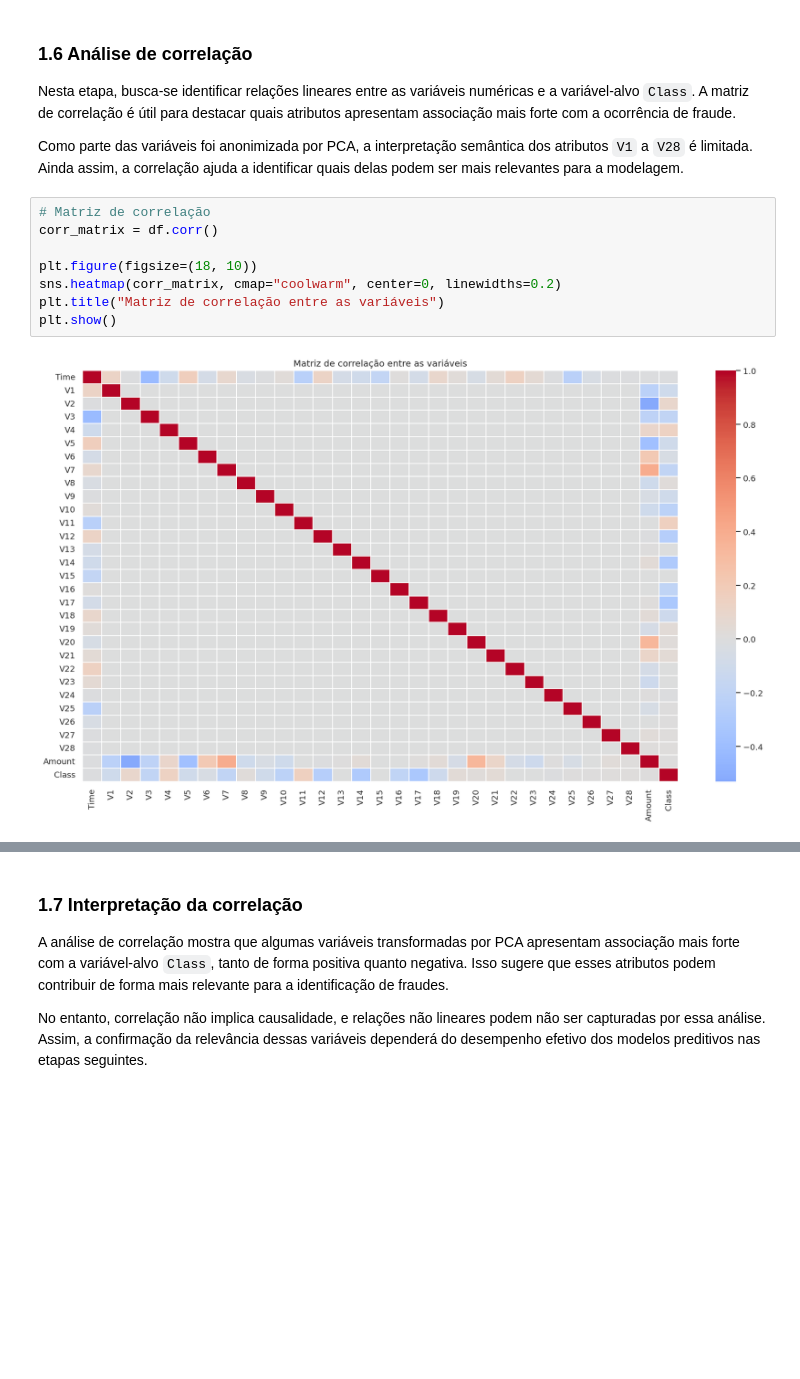
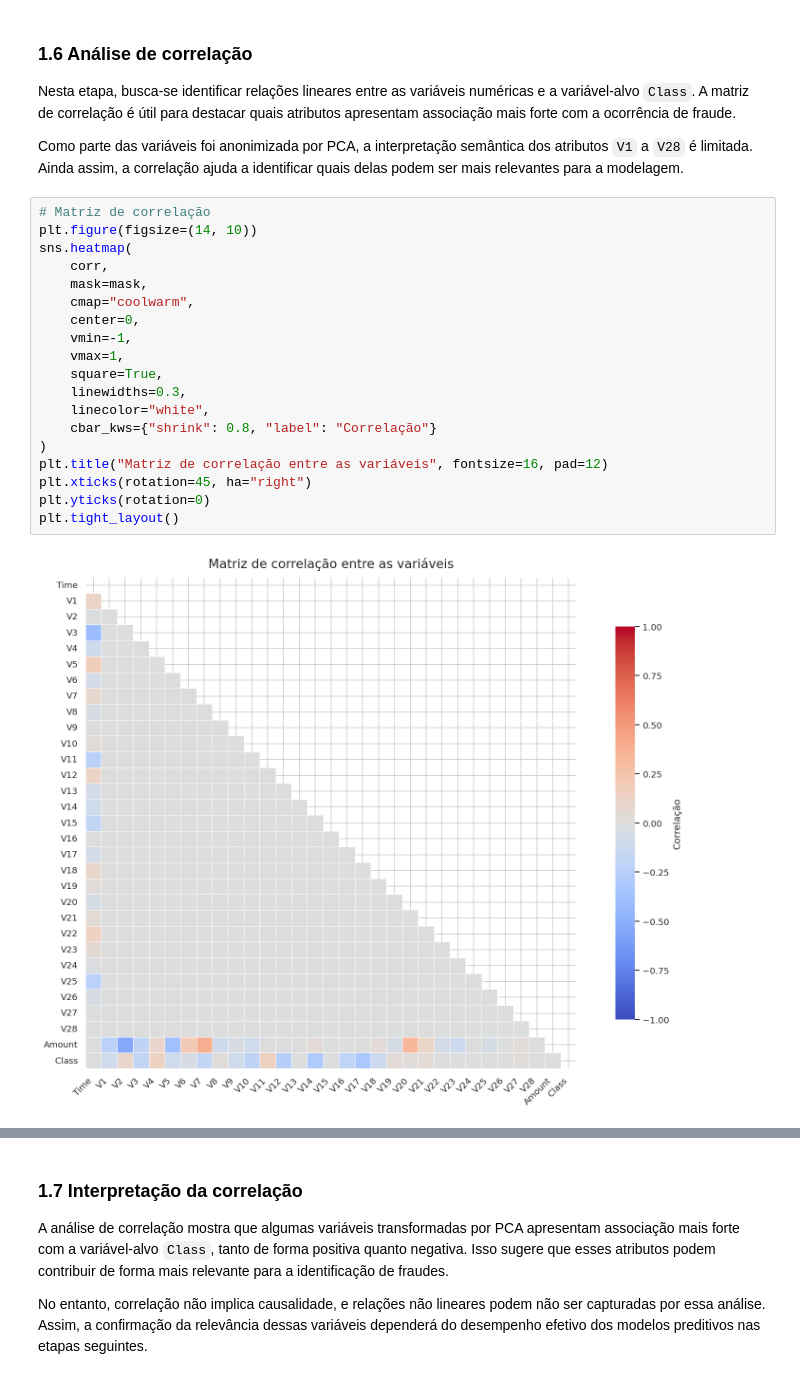
Before and after one commit to ligia-soares-ds/credit-card-fraud, a Jupyter notebook: fraude_cartao_mvp.ipynb, the cells around one changed output, grey strips where cells are left out. Saved outputs shown, nothing was run; the diff lists cells and outputs as text; blank space fills up the shorter version.

```diff
--- a/fraude_cartao_mvp.ipynb
+++ b/fraude_cartao_mvp.ipynb
@@ -229,11 +288,22 @@ Nesta etapa, busca-se identificar relações lineares entre as variáveis numér
 Como parte das variáveis foi anonimizada por PCA, a interpretação semântica dos atributos `V1` a `V28` é limitada. Ainda assim, a correlação ajuda a identificar quais delas podem ser mais relevantes para a modelagem.
 # %%
 # Matriz de correlação
-corr_matrix = df.corr()
-
-plt.figure(figsize=(18, 10))
-sns.heatmap(corr_matrix, cmap="coolwarm", center=0, linewidths=0.2)
-plt.title("Matriz de correlação entre as variáveis")
-plt.show()
+plt.figure(figsize=(14, 10))
+sns.heatmap(
+    corr,
+    mask=mask,
+    cmap="coolwarm",
+    center=0,
+    vmin=-1,
+    vmax=1,
+    square=True,
+    linewidths=0.3,
+    linecolor="white",
+    cbar_kws={"shrink": 0.8, "label": "Correlação"}
+)
+plt.title("Matriz de correlação entre as variáveis", fontsize=16, pad=12)
+plt.xticks(rotation=45, ha="right")
+plt.yticks(rotation=0)
+plt.tight_layout()
 # %% [output]
-[figure, old version]
+[figure, new version]
```
Also changed, not shown: parts of 20 cells of this notebook.
